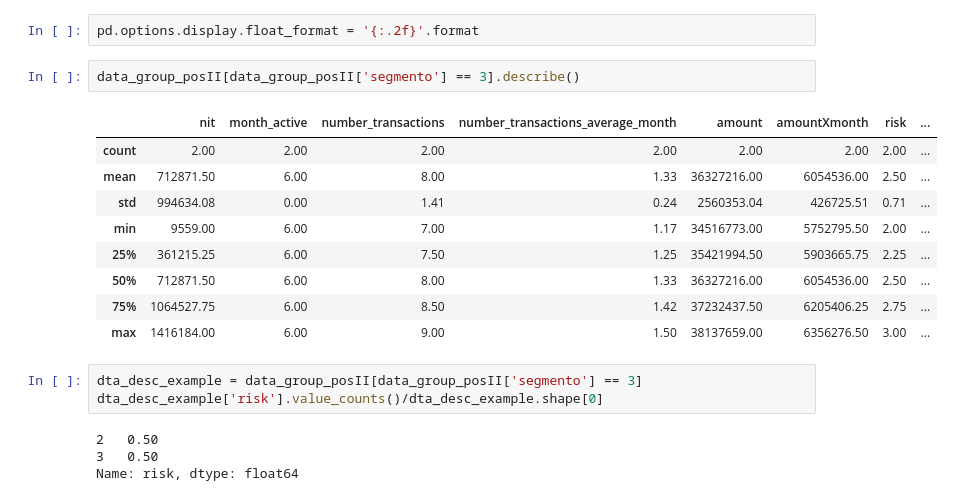
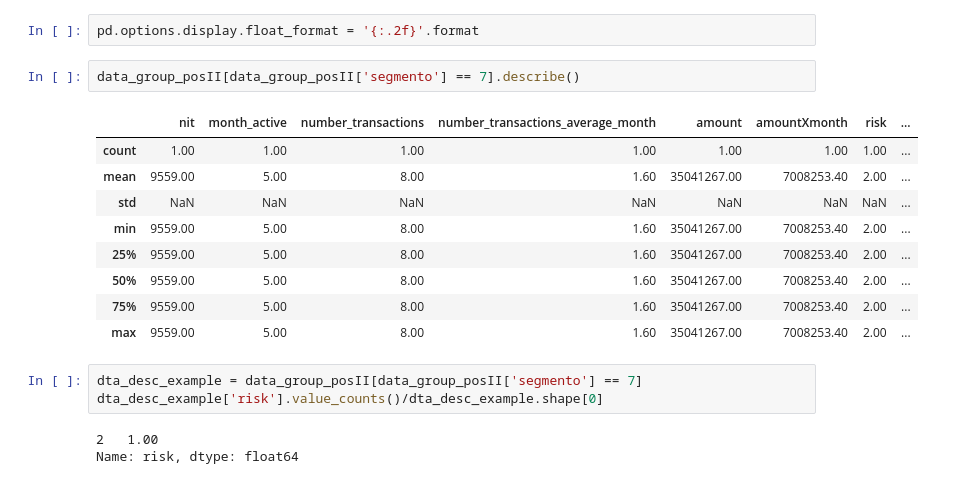
Before and after one commit to Kaiziferr/machine_learning, a Jupyter notebook: clusters/workflow_unsupervised_learning_clusteripynb.ipynb, the cells around one changed output. Drawn from its saved outputs; the diff is of its cells as text.

```diff
--- a/clusters/workflow_unsupervised_learning_clusteripynb.ipynb
+++ b/clusters/workflow_unsupervised_learning_clusteripynb.ipynb
@@ -298,23 +299,22 @@ pie_circle(data_group_posII['segmento'], paleta=None, title='Segmento')
 # %%
 pd.options.display.float_format = '{:.2f}'.format
 # %%
-data_group_posII[data_group_posII['segmento'] == 3].describe()
+data_group_posII[data_group_posII['segmento'] == 7].describe()
 # %% [output]
 |  | nit | month_active | number_transactions | number_transactions_average_month | amount | amountXmonth | risk | ... |
-| count | 2.00 | 2.00 | 2.00 | 2.00 | 2.00 | 2.00 | 2.00 | ... |
-| mean | 712871.50 | 6.00 | 8.00 | 1.33 | 36327216.00 | 6054536.00 | 2.50 | ... |
-| std | 994634.08 | 0.00 | 1.41 | 0.24 | 2560353.04 | 426725.51 | 0.71 | ... |
-| min | 9559.00 | 6.00 | 7.00 | 1.17 | 34516773.00 | 5752795.50 | 2.00 | ... |
-| 25% | 361215.25 | 6.00 | 7.50 | 1.25 | 35421994.50 | 5903665.75 | 2.25 | ... |
-| 50% | 712871.50 | 6.00 | 8.00 | 1.33 | 36327216.00 | 6054536.00 | 2.50 | ... |
-| 75% | 1064527.75 | 6.00 | 8.50 | 1.42 | 37232437.50 | 6205406.25 | 2.75 | ... |
-| max | 1416184.00 | 6.00 | 9.00 | 1.50 | 38137659.00 | 6356276.50 | 3.00 | ... |
+| count | 1.00 | 1.00 | 1.00 | 1.00 | 1.00 | 1.00 | 1.00 | ... |
+| mean | 9559.00 | 5.00 | 8.00 | 1.60 | 35041267.00 | 7008253.40 | 2.00 | ... |
+| std | NaN | NaN | NaN | NaN | NaN | NaN | NaN | ... |
+| min | 9559.00 | 5.00 | 8.00 | 1.60 | 35041267.00 | 7008253.40 | 2.00 | ... |
+| 25% | 9559.00 | 5.00 | 8.00 | 1.60 | 35041267.00 | 7008253.40 | 2.00 | ... |
+| 50% | 9559.00 | 5.00 | 8.00 | 1.60 | 35041267.00 | 7008253.40 | 2.00 | ... |
+| 75% | 9559.00 | 5.00 | 8.00 | 1.60 | 35041267.00 | 7008253.40 | 2.00 | ... |
+| max | 9559.00 | 5.00 | 8.00 | 1.60 | 35041267.00 | 7008253.40 | 2.00 | ... |
 # %%
-dta_desc_example = data_group_posII[data_group_posII['segmento'] == 3]
+dta_desc_example = data_group_posII[data_group_posII['segmento'] == 7]
 dta_desc_example['risk'].value_counts()/dta_desc_example.shape[0]
 # %% [output]
-2   0.50
-3   0.50
+2   1.00
 Name: risk, dtype: float64
 # %% [markdown]
 Los valores cuantitativos serán en terminos de promedios.
```
Also changed, not shown: parts of 12 cells of this notebook.
